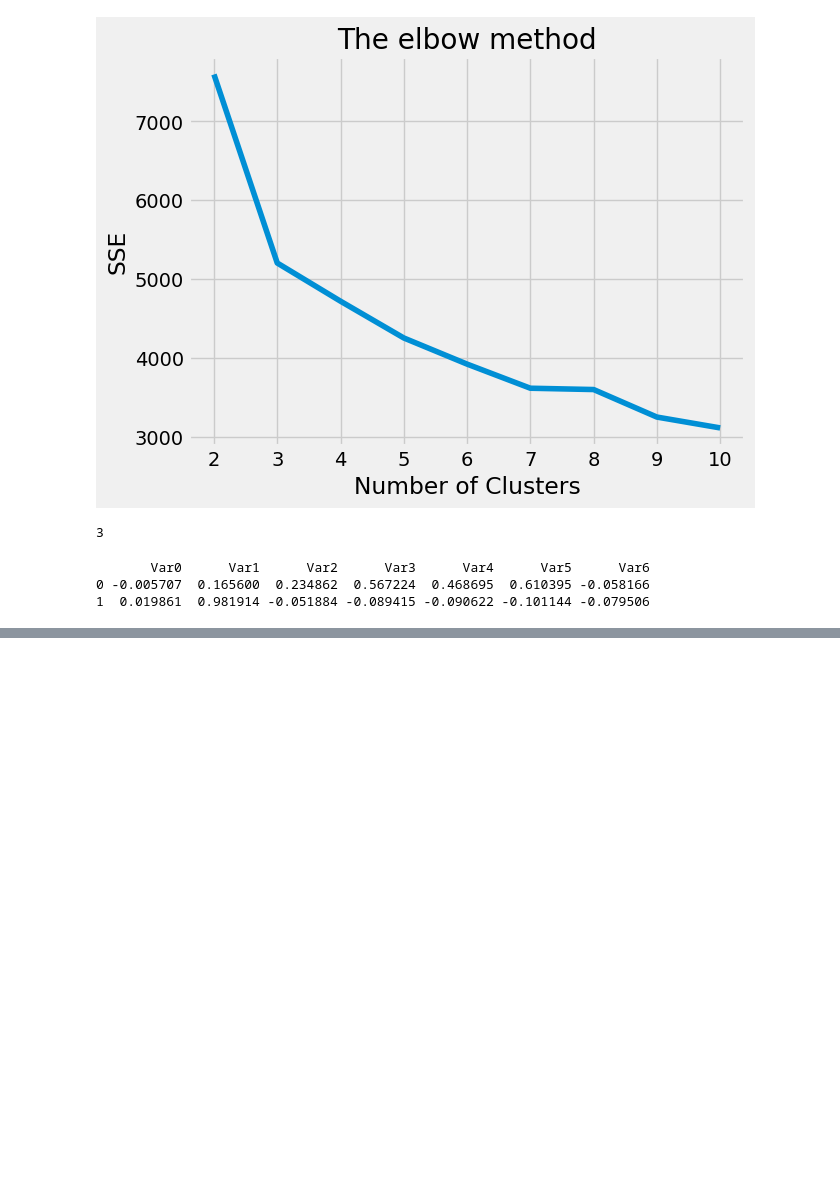
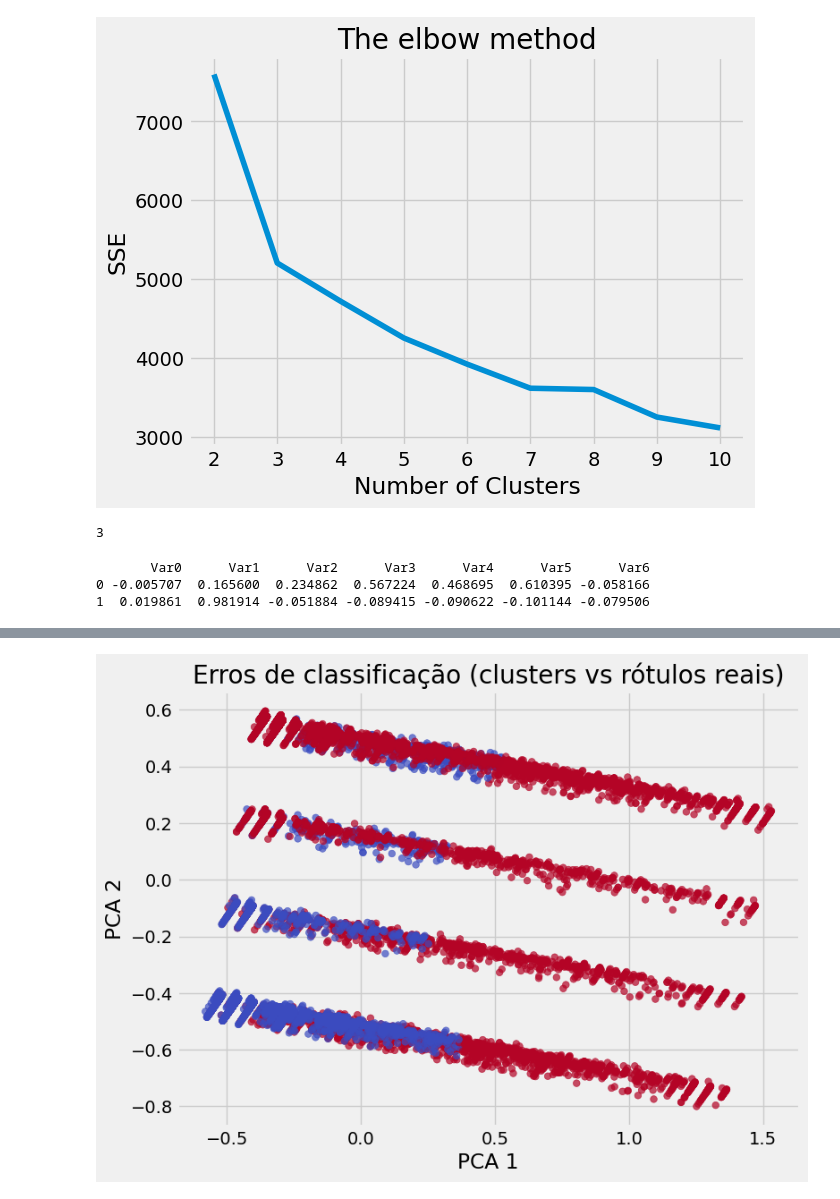
Before and after one commit to EduardoAVS/DepressaoPNS, a Jupyter notebook: KmeansPNS.ipynb, the cells around one changed output, grey strips where cells are left out. Cells and saved outputs as stored; diff of their text form; code cells hidden in the pictures; blank space fills up the shorter version.

```diff
--- a/KmeansPNS.ipynb
+++ b/KmeansPNS.ipynb
@@ -200,0 +174,10 @@ ValueError: Classification metrics can't handle a mix of binary and unknown targ
+# %%
+errors = saida_kmeans != y
+plt.figure(figsize=(8, 6))
+plt.scatter(array_2d[:, 0], array_2d[:, 1], c=errors, cmap='coolwarm', s=30, alpha=0.7)
+plt.title('Erros de classificação (clusters vs rótulos reais)')
+plt.xlabel('PCA 1')
+plt.ylabel('PCA 2')
+plt.show()
+# %% [output]
+[figure, added]
```
Also changed, not shown: parts of 9 cells of this notebook.
